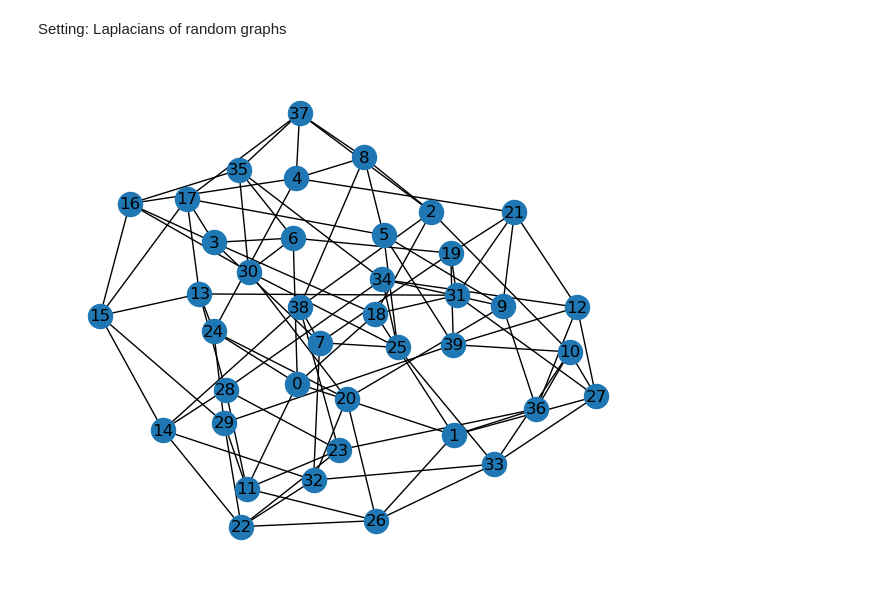
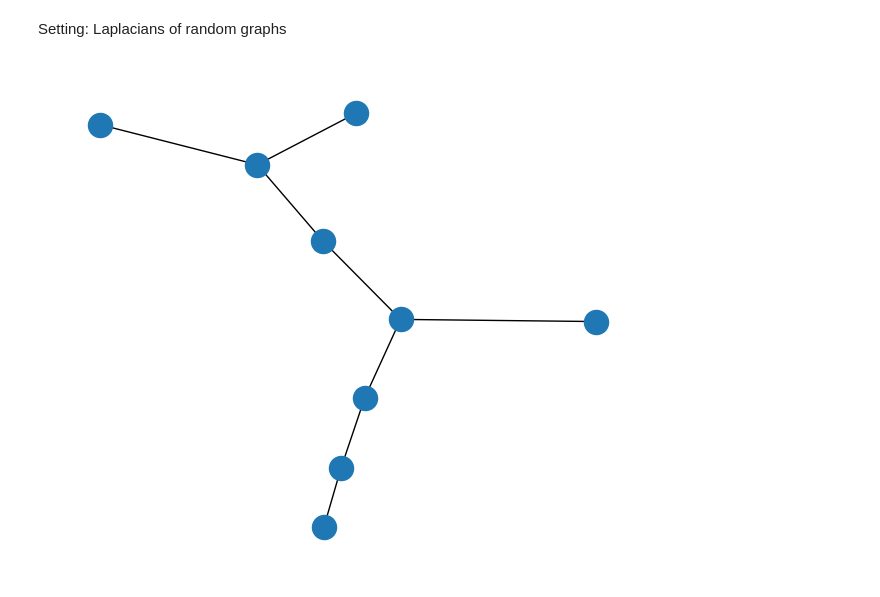
Before and after one commit to Rosetta-Tan/aperiodic-codes, a Jupyter notebook: run/local_ldpc_analysis.ipynb, the cells around one changed output. Saved outputs shown, nothing was run; the diff lists cells and outputs as text; code cells hidden in the pictures.

```diff
--- a/run/local_ldpc_analysis.ipynb
+++ b/run/local_ldpc_analysis.ipynb
@@ -708,11 +741,10 @@ array([   1,    1,    1,    1,    1,    1,    1, 4741,    0])
 Setting: Laplacians of random graphs
 # %%
 seed = 1
-n, d = 40, 5
-G = nx.random_regular_graph(d, n, seed=seed)
-nx.draw(G, with_labels=True)
+G = nx.random_spanning_tree(nx.erdos_renyi_graph(9, 0.5, seed=seed))
+nx.draw(G)
 # %% [output]
-[figure, old version]
+[figure, new version]
 # %%
 laplacian = nx.laplacian_matrix(G).toarray()
 laplacian_eigvals, laplacian_eigvecs = np.linalg.eigh(laplacian)
```
Also changed, not shown: parts of 4 cells of this notebook.
